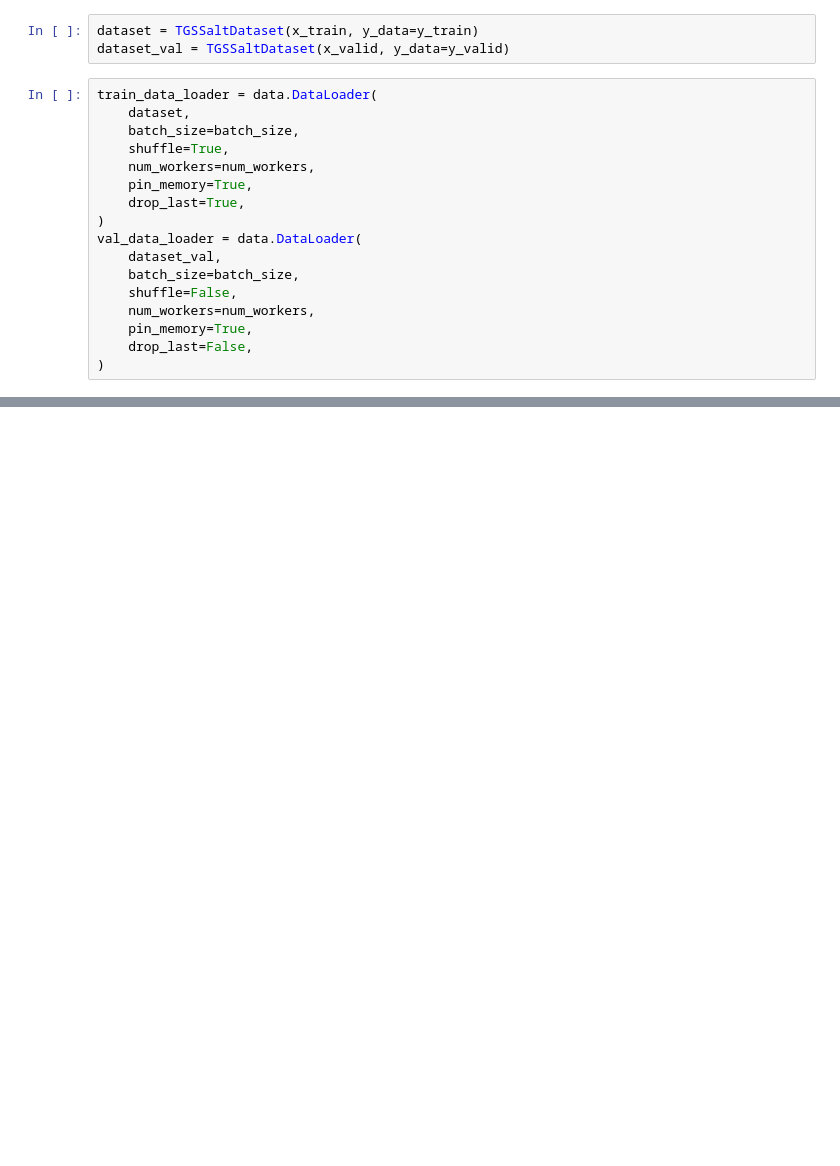
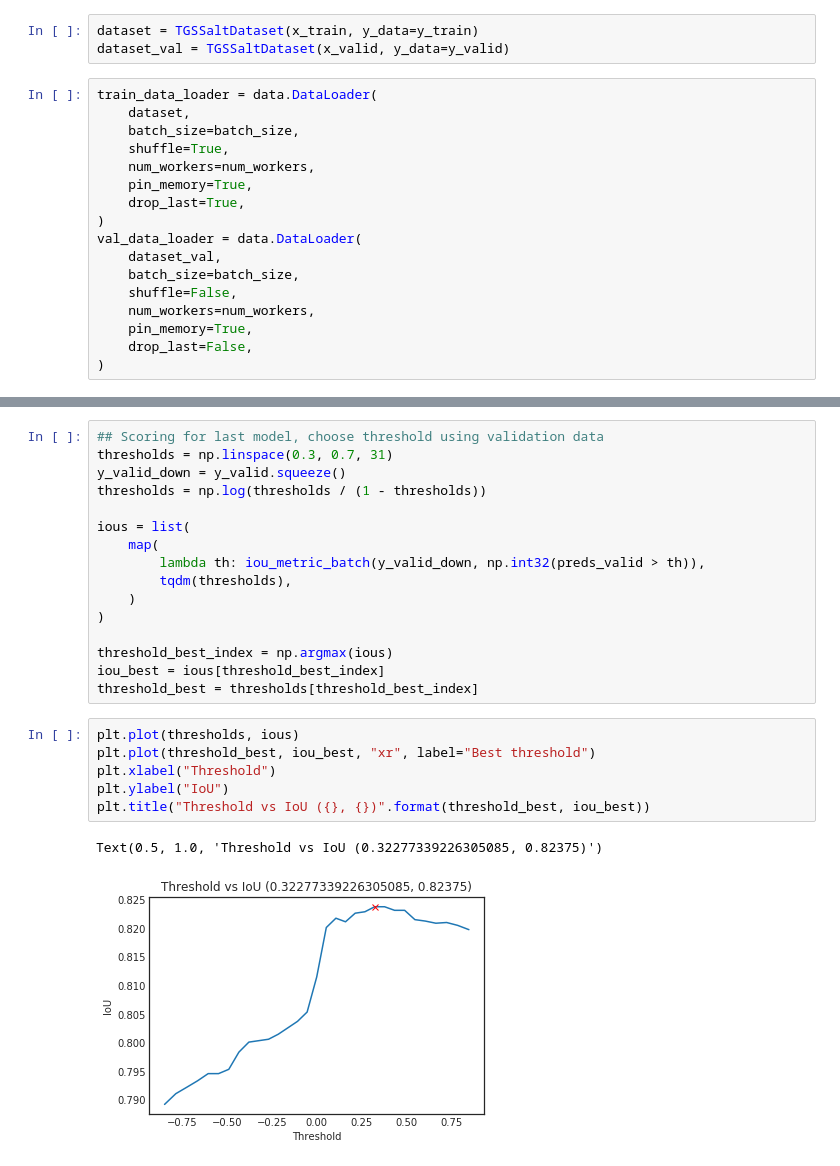
Before and after one commit to msalvaris/ksalt, a Jupyter notebook: notebooks/RefineModel.ipynb, the cells around one changed output, grey strips where cells are left out. Cells and saved outputs as stored; diff of their text form; blank space fills up the shorter version.

```diff
--- a/notebooks/RefineModel.ipynb
+++ b/notebooks/RefineModel.ipynb
@@ -207,0 +375,25 @@ ax_iou.legend()
+# %%
+## Scoring for last model, choose threshold using validation data
+thresholds = np.linspace(0.3, 0.7, 31)
+y_valid_down = y_valid.squeeze()
+thresholds = np.log(thresholds / (1 - thresholds))
+
+ious = list(
+    map(
+        lambda th: iou_metric_batch(y_valid_down, np.int32(preds_valid > th)),
+        tqdm(thresholds),
+    )
+)
+
+threshold_best_index = np.argmax(ious)
+iou_best = ious[threshold_best_index]
+threshold_best = thresholds[threshold_best_index]
+# %%
+plt.plot(thresholds, ious)
+plt.plot(threshold_best, iou_best, "xr", label="Best threshold")
+plt.xlabel("Threshold")
+plt.ylabel("IoU")
+plt.title("Threshold vs IoU ({}, {})".format(threshold_best, iou_best))
+# %% [output]
+Text(0.5, 1.0, 'Threshold vs IoU (0.32277339226305085, 0.82375)')
+[figure, added]
```
Also changed, not shown: parts of 31 cells of this notebook, 6 other files.
